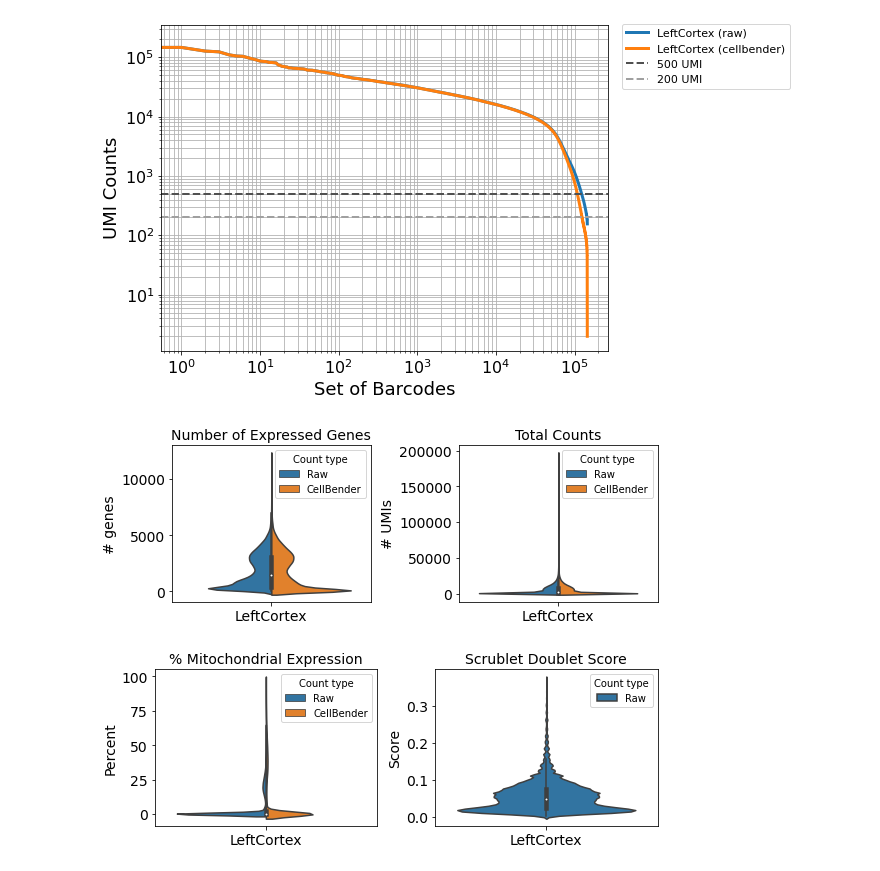
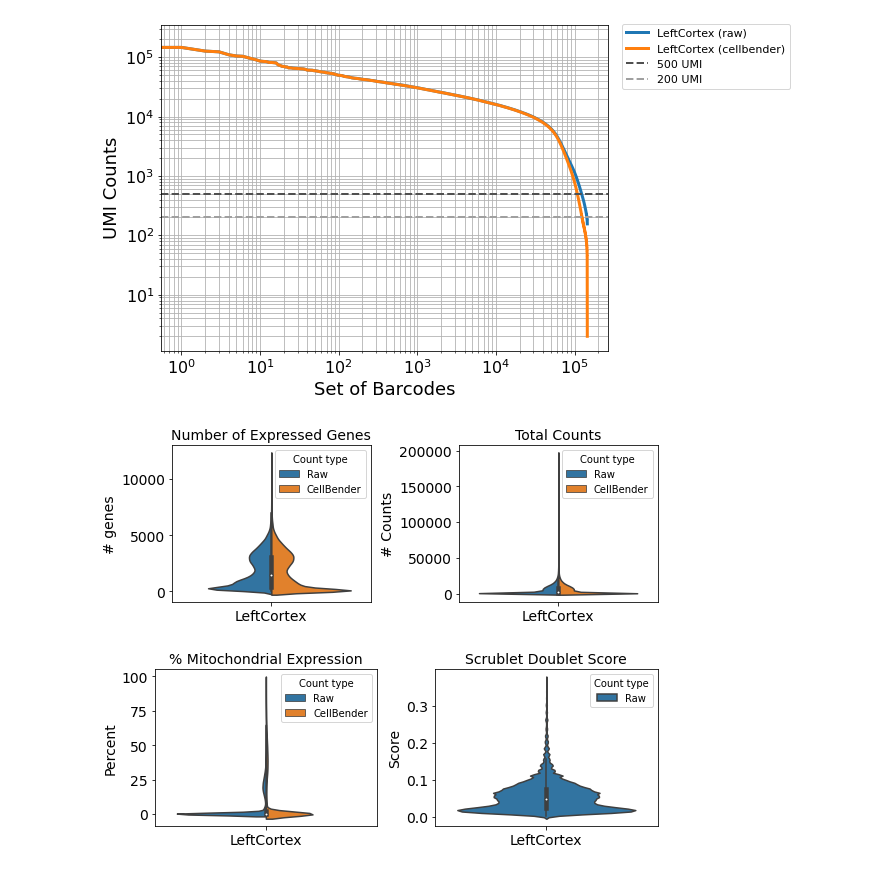
Before and after one commit to mortazavilab/parse_pipeline, a Jupyter notebook: annotation/Plate_Report.ipynb, the cells around one changed output. Drawn from its saved outputs; the diff is of its cells as text; code cells hidden in the pictures.

```diff
--- a/annotation/Plate_Report.ipynb
+++ b/annotation/Plate_Report.ipynb
@@ -601,35 +574,35 @@ data_tbc['Count type'] = data_tbc['Count type'].replace({
 
 
 # Create the plots with independent y-axes
 fig, axes = plt.subplots(1, 2, figsize=(8, 3), sharey=False)
 
 
 size = 14
 
 sns.violinplot(x=plot_category, y='counts', hue='Count type', data=data_ngb, split=True, ax=axes[0])
 axes[0].set_title('Number of Expressed Genes', fontsize = size)
 axes[0].set_ylabel('# genes', fontsize = size)
 axes[0].set_xlabel("", fontsize = size)
 axes[0].tick_params(axis='both', which='major', labelsize=size)
 
 sns.violinplot(x=plot_category, y='counts', hue='Count type', data=data_tbc, split=True, ax=axes[1])
 axes[1].set_title('Total Counts', fontsize = size)
 axes[1].set_xlabel("", fontsize = size)
-axes[1].set_ylabel('# UMIs', fontsize = size)
+axes[1].set_ylabel('# Counts', fontsize = size)
 axes[1].tick_params(axis='both', which='major', labelsize=size)
 
 # Adjust layout
 plt.tight_layout()
 
 
 
 # Save the plot
 qc_violin_genes_counts = "qc_violin_plot1_plate.png"
 plt.savefig(qc_violin_genes_counts, format='png', bbox_inches='tight', dpi=300)
 
 plt.show()
 # %% [output]
-[figure, old version]
+[figure, new version]
 # %%
 
 data_pmt = pd.melt(obs_data, id_vars=[plot_category],
```
Also changed, not shown: parts of 14 cells of this notebook, 2 other files.
